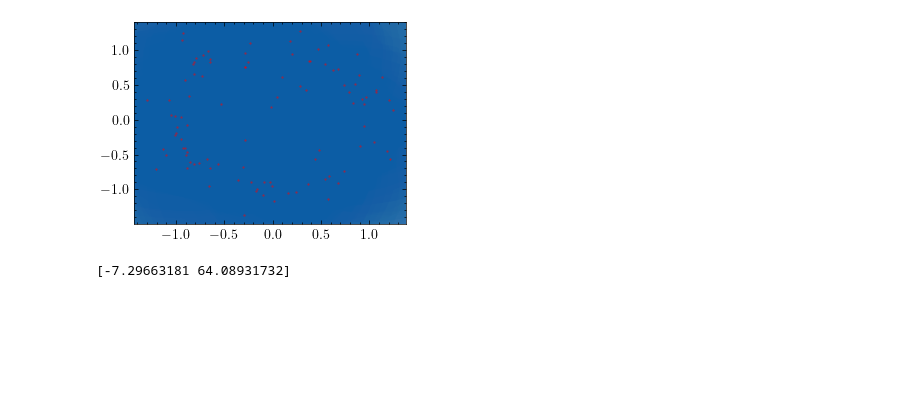
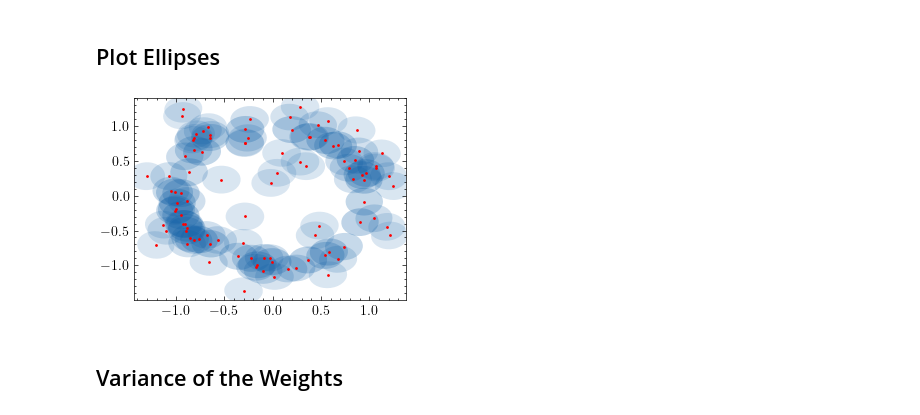
Before and after one commit to kostastsa/BayesianFiltering, a Jupyter notebook: docs/notebooks/test_static.ipynb, the cells around one changed output. Cells and saved outputs as stored; diff of their text form; code cells hidden in the pictures; blank space fills up the shorter version.

```diff
--- a/docs/notebooks/test_static.ipynb
+++ b/docs/notebooks/test_static.ipynb
@@ -14,6 +16,8 @@ from tensorflow_probability.substrates.jax.distributions import MultivariateNorm
 import tensorflow_probability.substrates.jax.distributions as tfd
 import matplotlib.pyplot as plt
 from matplotlib.patches import Ellipse
+# %% [markdown]
+## Plot Ellipses
 # %%
 f = lambda x : jnp.dot(x, x)
 
@@ -33,17 +37,15 @@ grads = model.return_posterior([y0], keys)[1]
 # %%
 plt.style.use('science')
 ax = plt.gca()
 p = posterior.weights
 p = np.asarray(p).astype('float64')
 p = p / np.sum(p)
 idx = np.random.choice(Nprt, 100, replace=True, p=p)
 for i in range(Nprt):
-    ts.plot_cov_ellipse(posterior.covs[i], posterior.means[i], nstd=2, ax=ax, alpha=5*p[i])
-plt.scatter(posterior.means[:, 0], posterior.means[:, 1], s=0.1, c='r')
+    ts.plot_cov_ellipse(posterior.covs[i], posterior.means[i], nstd=0.2, ax=ax, alpha=20*p[i])
+plt.scatter(posterior.means[:, 0], posterior.means[:, 1], s=1, c='r')
 plt.show()
 # %% [output]
-[figure, old version]
+[figure, new version]
-# %%
-print(posterior.means[33])
-# %% [output]
-[-7.29663181 64.08931732]
+# %% [markdown]
+## Variance of the Weights
```
Also changed, not shown: parts of 3 cells of this notebook, 7 other files.
